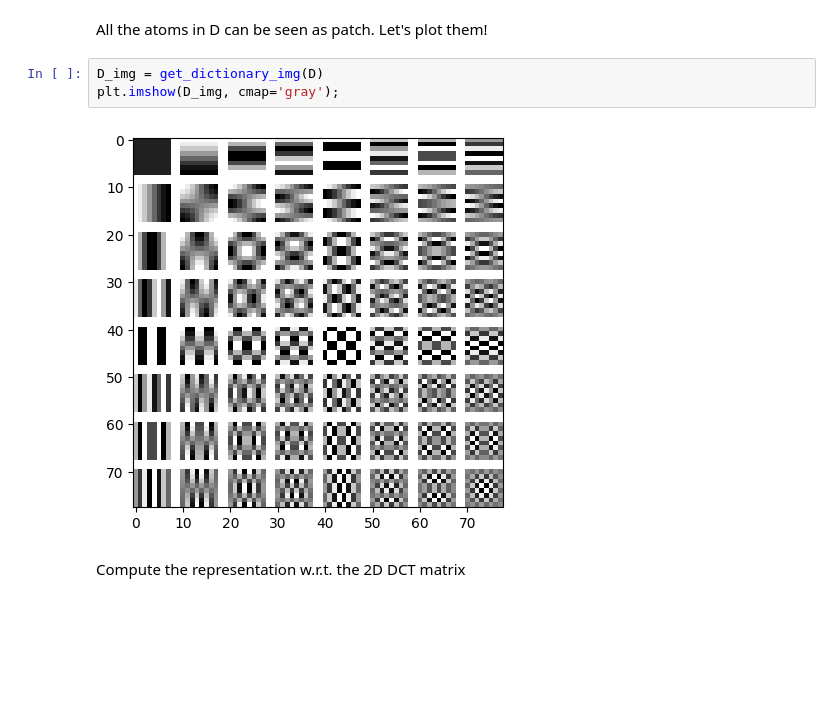
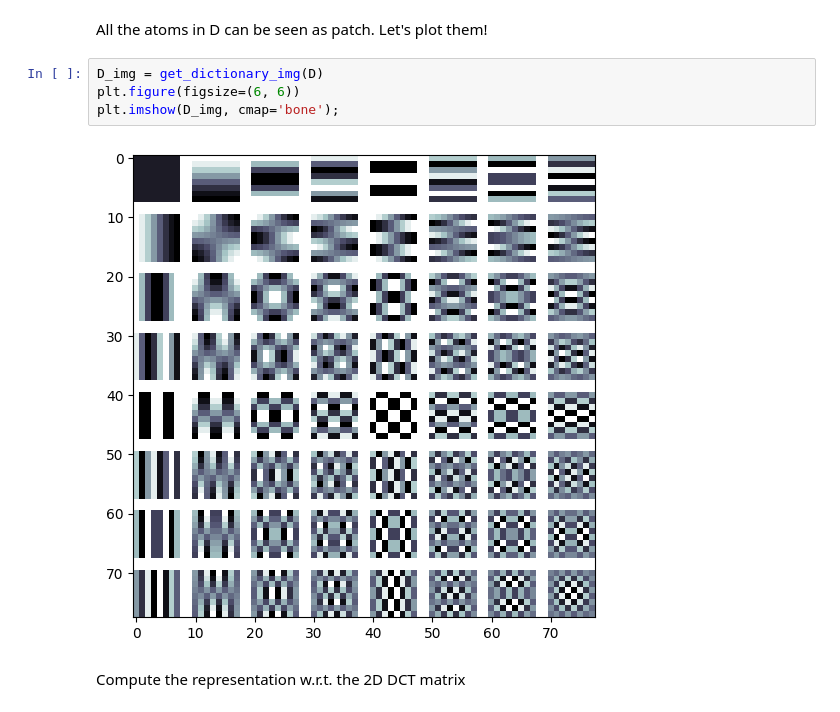
Before and after one commit to Ax-Time/m3ip-homework, a Jupyter notebook: labs/lez_2_DCT_images.ipynb, the cells around one changed output. Saved outputs shown, nothing was run; the diff lists cells and outputs as text; blank space fills up the shorter version.

```diff
--- a/labs/lez_2_DCT_images.ipynb
+++ b/labs/lez_2_DCT_images.ipynb
@@ -88,9 +83,10 @@ DCT dictionary is orthogonal: True
 All the atoms in D can be seen as patch. Let's plot them!
 # %%
 D_img = get_dictionary_img(D)
-plt.imshow(D_img, cmap='gray');
+plt.figure(figsize=(6, 6))
+plt.imshow(D_img, cmap='bone');
 # %% [output]
-[figure, old version]
+[figure, new version]
 # %% [markdown]
 Compute the representation w.r.t. the 2D DCT matrix
 # %%
```
Also changed, not shown: parts of 6 cells of this notebook.
